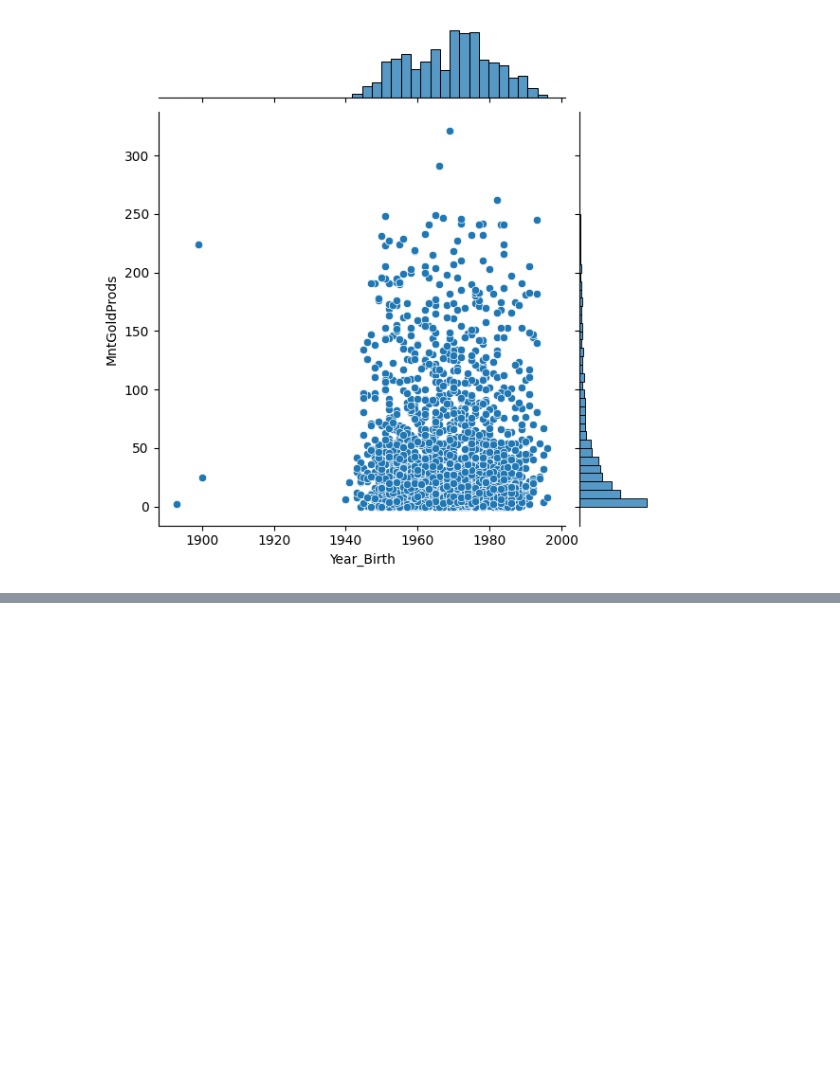
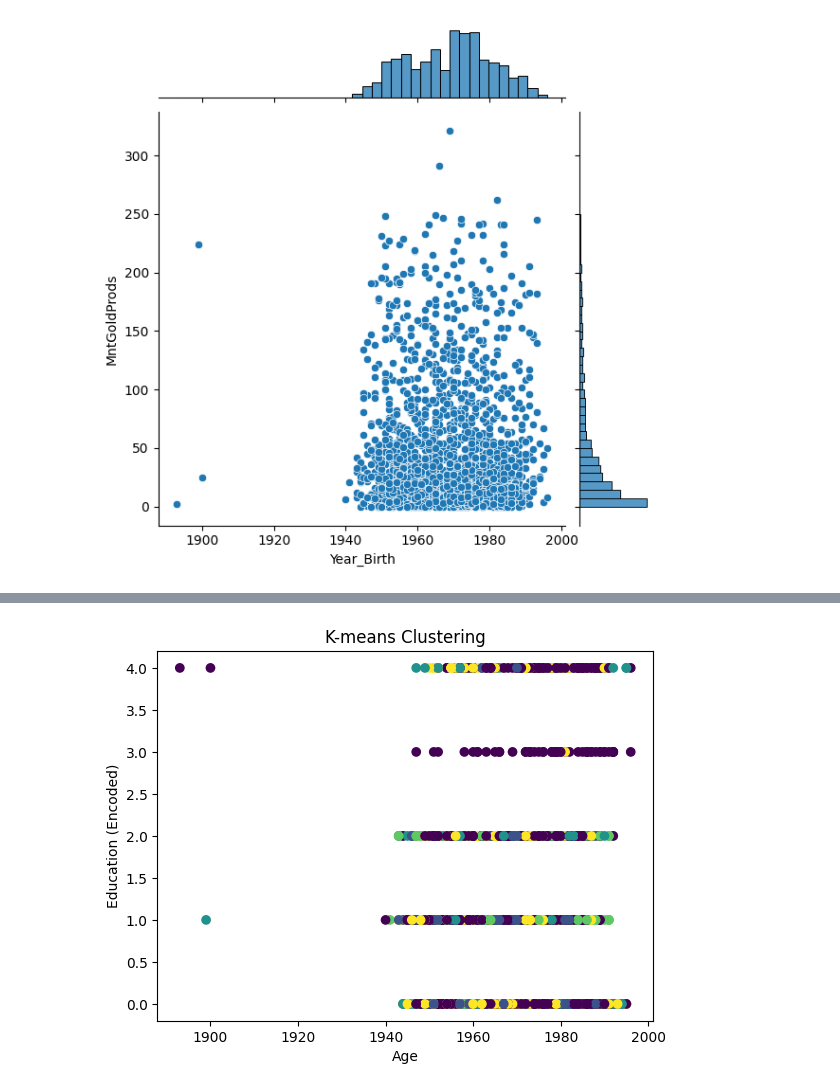
Before and after one commit to dcjh/1015_Mini_Project, a Jupyter notebook: Age_Education_EDA.ipynb, the cells around one changed output, grey strips where cells are left out. Drawn from its saved outputs; the diff is of its cells as text; code cells hidden in the pictures; blank space fills up the shorter version.

Commit message:
attempt at clustering lmfaaooooo

```diff
--- a/Age_Education_EDA.ipynb
+++ b/Age_Education_EDA.ipynb
@@ -164,0 +165,26 @@ jointplot_nonNumeric.apply(lambda x: x.factorize()[0]).corr()
+# %%
+from sklearn.cluster import KMeans
+
+# Scale the features if necessary (depends on the scale of your features)
+# from sklearn.preprocessing import StandardScaler
+# scaler = StandardScaler()
+# X_scaled = scaler.fit_transform(X)
+
+# Choose the number of clusters (K)
+k = 5
+
+# Apply K-means clustering
+kmeans = KMeans(n_clusters=k, random_state=42)
+kmeans.fit(jointplot_numeric)
+
+# Add cluster labels to the original DataFrame
+jointplot_numeric['cluster'] = kmeans.labels_
+
+# Visualize the clusters
+plt.scatter(jointplot_numeric['Year_Birth'], jointplot_numeric['education_encoded'], c=jointplot_numeric['cluster'], cmap='viridis')
+plt.xlabel('Age')
+plt.ylabel('Education (Encoded)')
+plt.title('K-means Clustering')
+plt.show()
+# %% [output]
+[figure, added]
```
Also changed, not shown: parts of 14 cells of this notebook.
